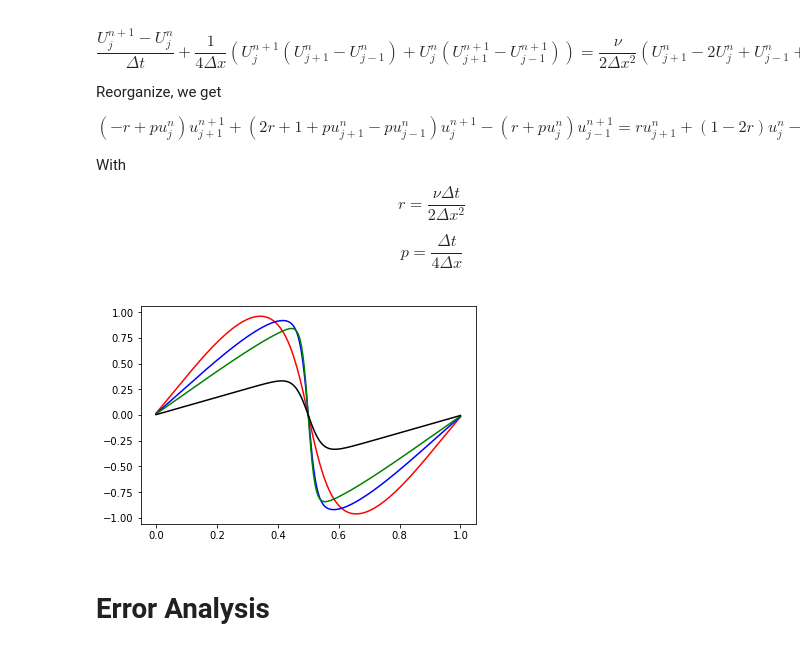
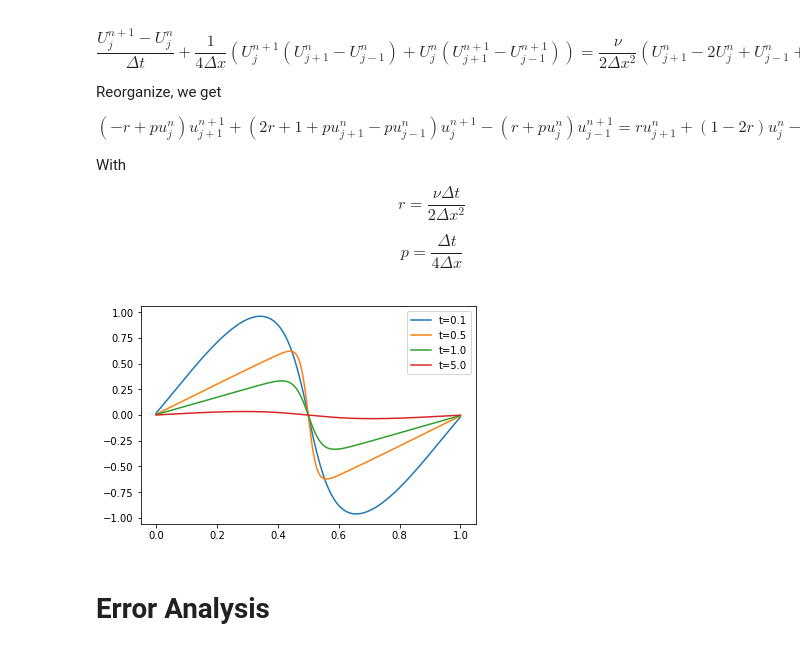
Before and after one commit to sq2157/APMA-4301-Numerical-Method, a Jupyter notebook: project.ipynb, the cells around one changed output. Cells and saved outputs as stored; diff of their text form; code cells hidden in the pictures.

```diff
--- a/project.ipynb
+++ b/project.ipynb
@@ -401,23 +390,22 @@ def implicit(U_0,m,t_0,t_f,nu):
         # Solve system
         U = numpy.linalg.solve(A, b)
     return U
-# %%
-u1=implicit(U_0,m,t_0,0.1,nu)
-u2=implicit(U_0,m,t_0,0.2,nu)
-u3=implicit(U_0,m,t_0,0.3,nu)
-u4=implicit(U_0,m,t_0,1,nu)
-
-
-fig = plt.figure()
-axes = fig.add_subplot(1, 1, 1)
-axes.plot(x, u1, 'r')
-axes.plot(x, u2, 'b')
-axes.plot(x, u3, 'g')
-axes.plot(x, u4, 'k')
-
-plt.show()
-# %% [output]
-[figure, removed]
+# %%
+t_0=0
+m=200
+nu = 0.01
+x = numpy.linspace(0, 1, m)
+U_0 = numpy.sin(2*numpy.pi*x)
+t_range = numpy.array([0.1,0.5,1.0,5.0])
+fig = plt.figure()
+axes = fig.add_subplot(1, 1, 1)
+for t_f in t_range:
+    axes.plot(x, implicit(U_0,m,t_0,t_f,nu),label = 't=' + str(t_f))
+
+axes.legend()
+plt.show()
+# %% [output]
+[figure, added]
 # %% [markdown]
 # Error Analysis
 # %% [markdown]
```
Also changed, not shown: parts of 15 cells of this notebook.
